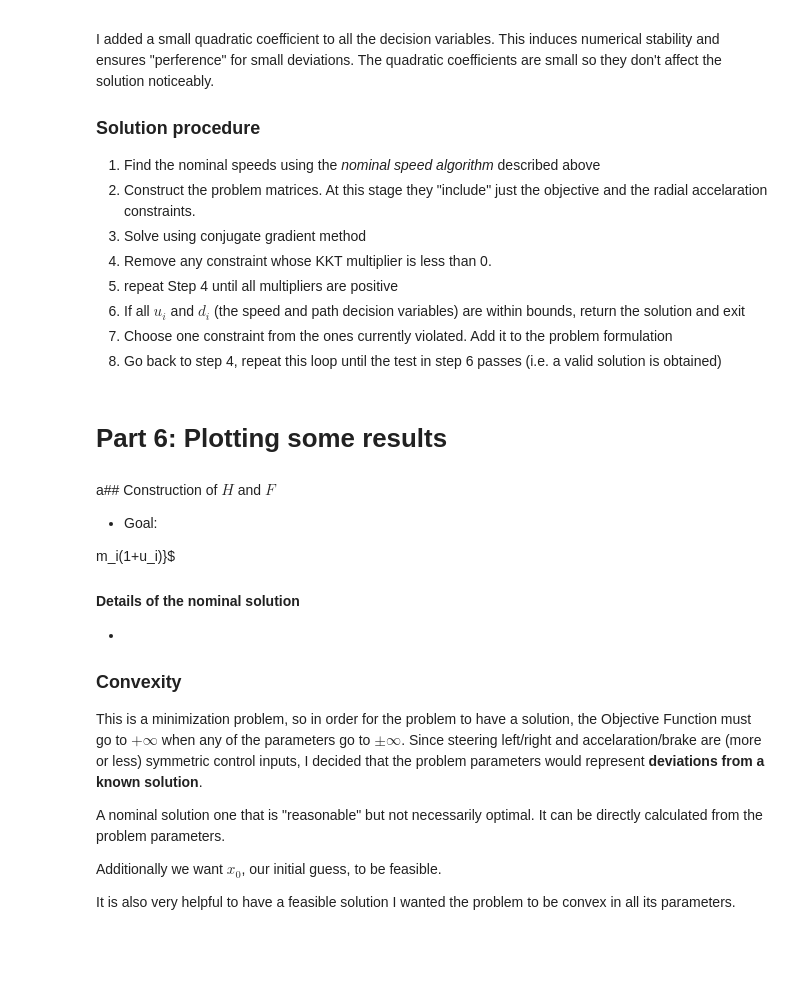
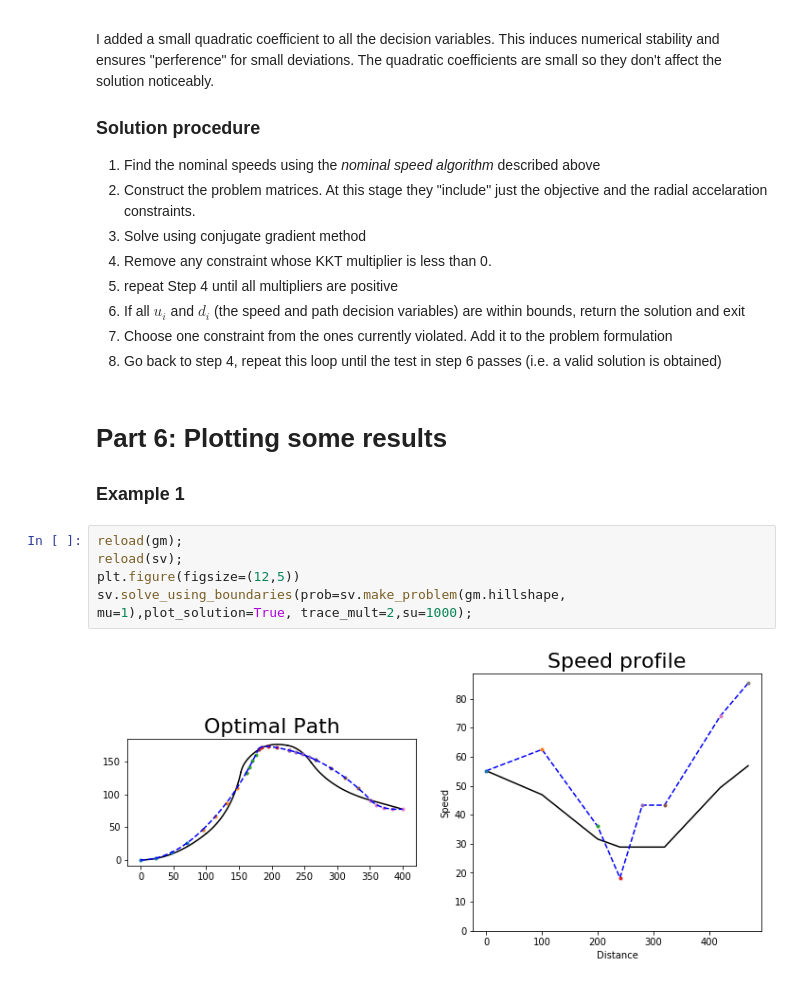
Before and after one commit to kishkash555/biu, a Jupyter notebook: 2020-1/Optimization/race-car-project/Final_document.ipynb, the cells around one changed output. Saved outputs shown, nothing was run; the diff lists cells and outputs as text; blank space fills up the shorter version.

```diff
--- a/2020-1/Optimization/race-car-project/Final_document.ipynb
+++ b/2020-1/Optimization/race-car-project/Final_document.ipynb
@@ -239,22 +240,11 @@ I added a small quadratic coefficient to all the decision variables. This induce
 8. Go back to step 4, repeat this loop until the test in step 6 passes (i.e. a valid solution is obtained)
 # %% [markdown]
 # Part 6: Plotting some results
+### Example 1
-# %% [markdown]
-a## Construction of $H$ and $F$
-
-- Goal:
-
-m_i(1+u_i)}$
-
-#### Details of the nominal solution
-*
-
-### Convexity
-This is a minimization problem, so in order for the problem to have a solution, the Objective Function must go to $+\infty$ when any of the parameters go to $\pm\infty$. Since steering left/right and accelaration/brake are (more or less) symmetric control inputs, I decided that the problem parameters would represent **deviations from a known solution**.
-
-A nominal solution one that is "reasonable" but not necessarily optimal. It can be directly calculated from the problem parameters.
-
-Additionally we want $x_0$, our initial guess, to be feasible.
-
-It is also very helpful to have a feasible solution
-I wanted the problem to be convex in all its parameters.
+# %%
+reload(gm);
+reload(sv);
+plt.figure(figsize=(12,5))
+sv.solve_using_boundaries(prob=sv.make_problem(gm.hillshape, mu=1),plot_solution=True, trace_mult=2,su=1000);
+# %% [output]
+[figure, added]
```
Also changed, not shown: parts of 8 cells of this notebook, 15 other files.
